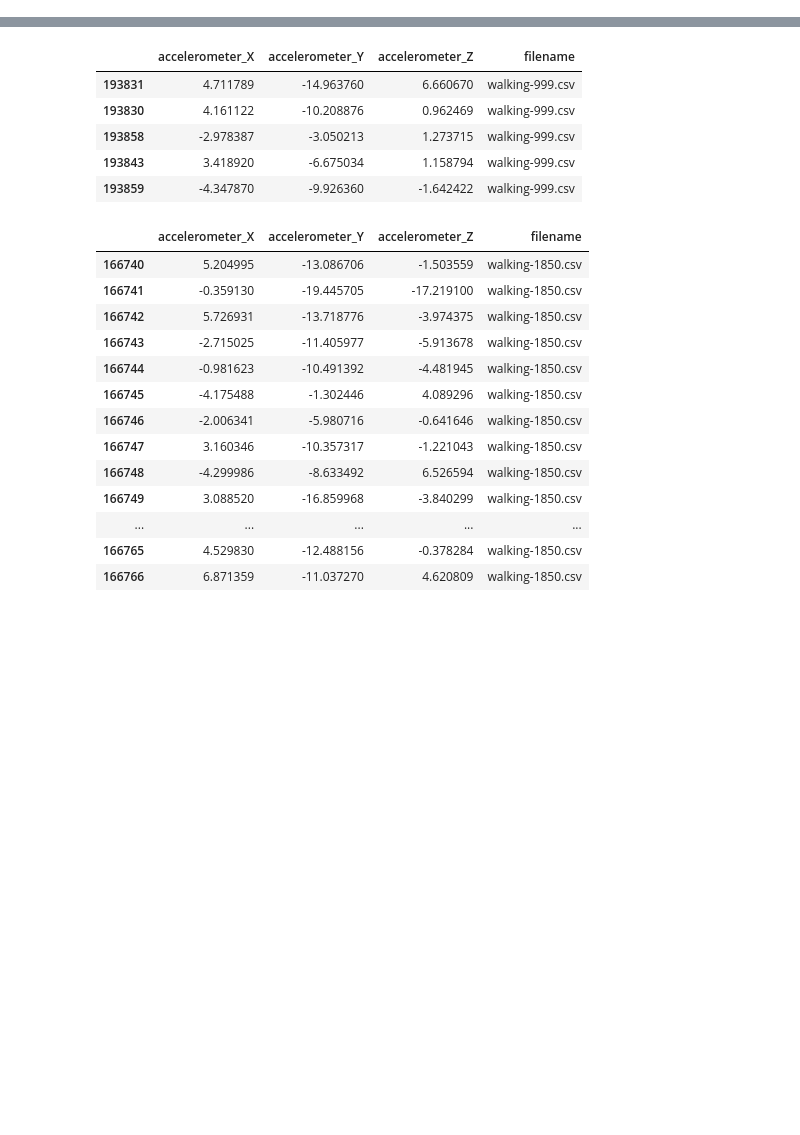
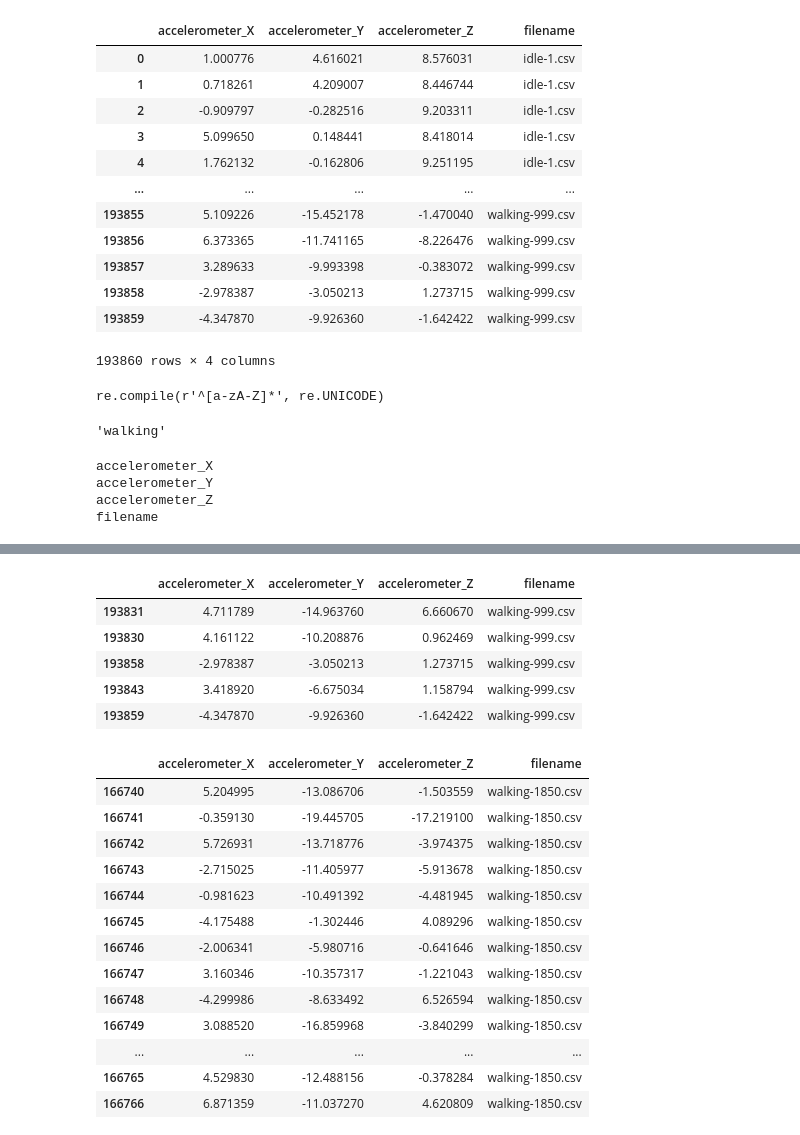
Before and after one commit to GendolfJunior/Python_programming_for_data_scientists, a Jupyter notebook: Final project/project_f.ipynb, the cells around one changed output, grey strips where cells are left out. Cells and saved outputs as stored; diff of their text form; code cells hidden in the pictures; blank space fills up the shorter version.

```diff
--- a/Final project/project_f.ipynb
+++ b/Final project/project_f.ipynb
@@ -7,13 +8,40 @@ import os
 # %%
 path = 'data/*'
 all_files = glob.glob(path + "/*.csv")
 li = []
 
 # read data in the files, create data frame objects and add them to the list
 for filename in all_files:
     df = pd.read_csv(filename, index_col=None, header=0)
     df['filename'] = os.path.basename(filename)
     li.append(df)
 
 # concatenate dataframes into a single frame
 frame = pd.concat(li, axis=0, ignore_index=True)
+frame
+# %% [output]
+|  | accelerometer_X | accelerometer_Y | accelerometer_Z | filename |
+| 0 | 1.000776 | 4.616021 | 8.576031 | idle-1.csv |
+| 1 | 0.718261 | 4.209007 | 8.446744 | idle-1.csv |
+| 2 | -0.909797 | -0.282516 | 9.203311 | idle-1.csv |
+| 3 | 5.099650 | 0.148441 | 8.418014 | idle-1.csv |
+| 4 | 1.762132 | -0.162806 | 9.251195 | idle-1.csv |
+| ... | ... | ... | ... | ... |
+| 193855 | 5.109226 | -15.452178 | -1.470040 | walking-999.csv |
+| 193856 | 6.373365 | -11.741165 | -8.226476 | walking-999.csv |
+| 193857 | 3.289633 | -9.993398 | -0.383072 | walking-999.csv |
+| 193858 | -2.978387 | -3.050213 | 1.273715 | walking-999.csv |
+| 193859 | -4.347870 | -9.926360 | -1.642422 | walking-999.csv |
+193860 rows × 4 columns
+# %%
+# https://regex101.com/r/abScq8/2
+regex = re.compile('^[a-zA-Z]*')  #search in the begining a text string
+regex
+# %% [output]
+re.compile(r'^[a-zA-Z]*', re.UNICODE)
+# %%
+# testing regex
+m = regex.match('walking-15.csv').group()
+m
+# %% [output]
+'walking'
@@ -19,0 +55,14 @@ frame = pd.concat(li, axis=0, ignore_index=True)
+# %%
+for label, value in frame.iteritems():
+   print(label)
+   # print(value.loc[frame['filename']])
+   #print(frame['filename'])
+   # new_value = regex.match(frame['filename']).group()
+   # frame.set_value(filename, value)
+   # print(frame['filename'])
+   # print(new_value)
+# %% [output]
+accelerometer_X
+accelerometer_Y
+accelerometer_Z
+filename
```
Also changed, not shown: parts of 10 cells of this notebook, 2 other files.
